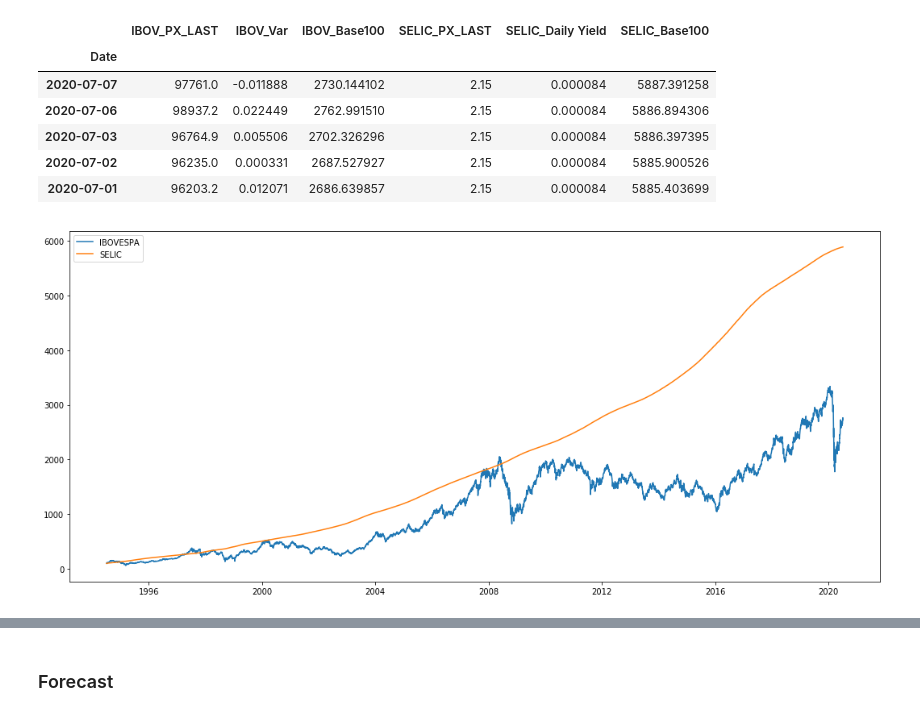
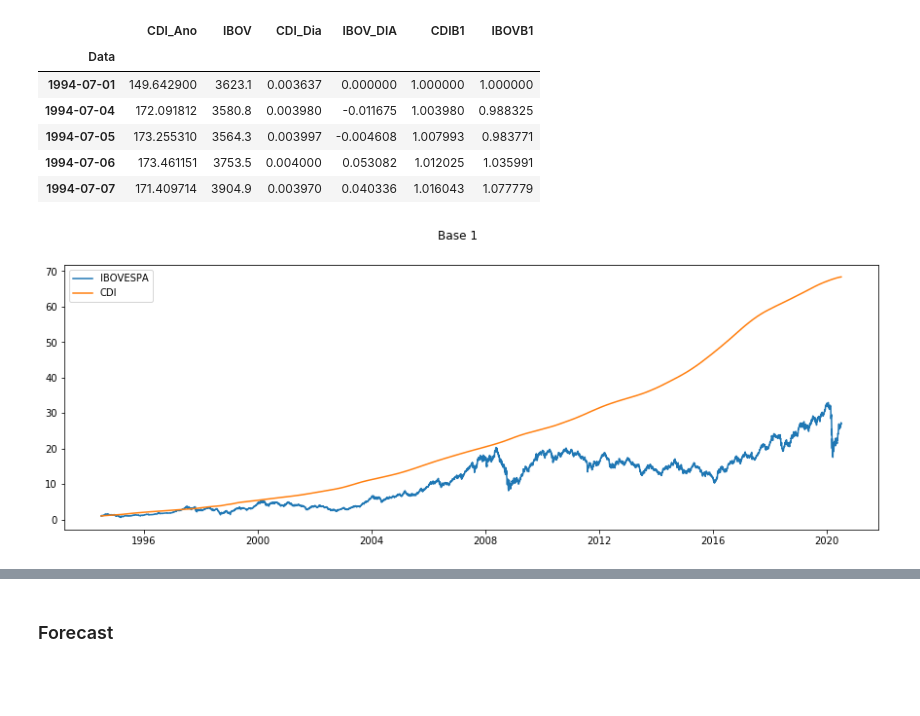
Before and after one commit to Pombalino/FGV, a Jupyter notebook: Trab1Fin2.ipynb, the cells around one changed output, grey strips where cells are left out. Drawn from its saved outputs; the diff is of its cells as text; code cells hidden in the pictures; blank space fills up the shorter version.

Commit message:
Multiple charts added

```diff
--- a/Trab1Fin2.ipynb
+++ b/Trab1Fin2.ipynb
@@ -8,13 +8,17 @@ from statsmodels.tsa.statespace.sarimax import SARIMAX
 import statsmodels.tsa as tsa
 # %%
 # importando a série histórica desde 1994
-sh = pd.read_excel(r"C:\Users\Pohlmann\Documents\FGV\9º Semestre\Fin2\Trabalho 1 - Fin2.xlsx", sheet_name="SH", index_col=0)
+sh = pd.read_excel(r"C:\Users\Pohlmann\Documents\FGV\9º Semestre\Fin2\Base Dados RF x RV.xlsx", sheet_name="OneinAll", index_col=0)
+shus = pd.read_excel(r"C:\Users\Pohlmann\Documents\FGV\9º Semestre\Fin2\Base Dados RF x RV.xlsx", sheet_name="US", index_col=0)
 sh.head()
 # %% [output]
-|  | IBOV_PX_LAST | IBOV_Var | IBOV_Base100 | SELIC_PX_LAST | SELIC_Daily Yield | SELIC_Base100 |
-| Date |  |  |  |  |  |  |
-| 2020-07-07 | 97761.0 | -0.011888 | 2730.144102 | 2.15 | 0.000084 | 5887.391258 |
-| 2020-07-06 | 98937.2 | 0.022449 | 2762.991510 | 2.15 | 0.000084 | 5886.894306 |
-| 2020-07-03 | 96764.9 | 0.005506 | 2702.326296 | 2.15 | 0.000084 | 5886.397395 |
-| 2020-07-02 | 96235.0 | 0.000331 | 2687.527927 | 2.15 | 0.000084 | 5885.900526 |
-| 2020-07-01 | 96203.2 | 0.012071 | 2686.639857 | 2.15 | 0.000084 | 5885.403699 |
+|  | CDI_Ano | IBOV | CDI_Dia | IBOV_DIA | CDIB1 | IBOVB1 |
+| Data |  |  |  |  |  |  |
+| 1994-07-01 | 149.642900 | 3623.1 | 0.003637 | 0.000000 | 1.000000 | 1.000000 |
+| 1994-07-04 | 172.091812 | 3580.8 | 0.003980 | -0.011675 | 1.003980 | 0.988325 |
+| 1994-07-05 | 173.255310 | 3564.3 | 0.003997 | -0.004608 | 1.007993 | 0.983771 |
+| 1994-07-06 | 173.461151 | 3753.5 | 0.004000 | 0.053082 | 1.012025 | 1.035991 |
+| 1994-07-07 | 171.409714 | 3904.9 | 0.003970 | 0.040336 | 1.016043 | 1.077779 |
+# %%
+sh.sort_index(inplace=True)
+shus.sort_index(inplace=True)
@@ -21,7 +28,8 @@ sh.head()
 # %%
-fig, ax = plt.subplots()
-ax.plot(sh.IBOV_Base100, label="IBOVESPA")
-ax.plot(sh.SELIC_Base100, label="SELIC")
+fig, ax = plt.subplots(figsize=(15,5))
+ax.plot(sh.IBOVB1, label="IBOVESPA")
+ax.plot(sh.CDIB1, label="CDI")
+fig.suptitle("Base 1")
 leg = ax.legend()
 # %% [output]
-[figure, old version]
+[figure, new version]
```
Also changed, not shown: parts of 9 cells of this notebook.
